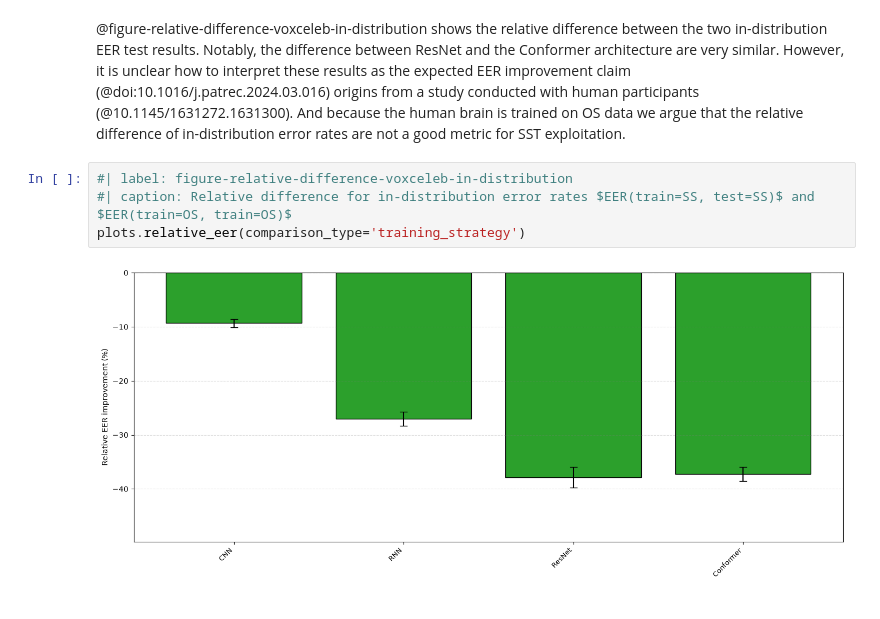
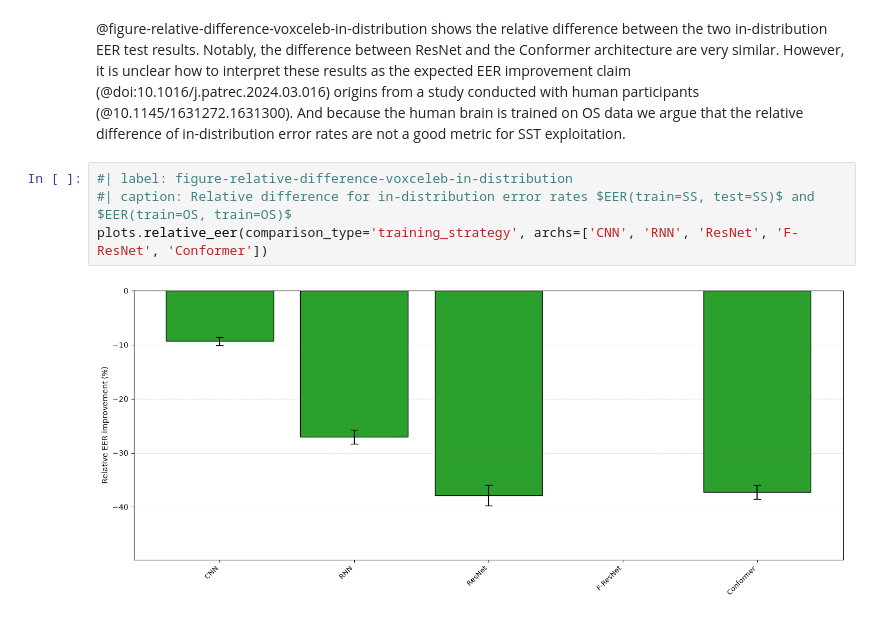
Before and after one commit to sage-diarization/Speaker-Recognition-Supra-Segmental-Temporal-Features, a Jupyter notebook: doc/speaker-verification.ipynb, the cells around one changed output. Saved outputs shown, nothing was run; the diff lists cells and outputs as text.

```diff
--- a/doc/speaker-verification.ipynb
+++ b/doc/speaker-verification.ipynb
@@ -78,6 +78,6 @@ plots.abs_eer(comparison_type='training_strategy')
 # %%
 #| label: figure-relative-difference-voxceleb-in-distribution
 #| caption: Relative difference for in-distribution error rates $EER(train=SS, test=SS)$ and $EER(train=OS, train=OS)$
-plots.relative_eer(comparison_type='training_strategy')
+plots.relative_eer(comparison_type='training_strategy', archs=['CNN', 'RNN', 'ResNet', 'F-ResNet', 'Conformer'])
 # %% [output]
-[figure, old version]
+[figure, new version]
```
Also changed, not shown: parts of 4 cells of this notebook, 1 other file.
